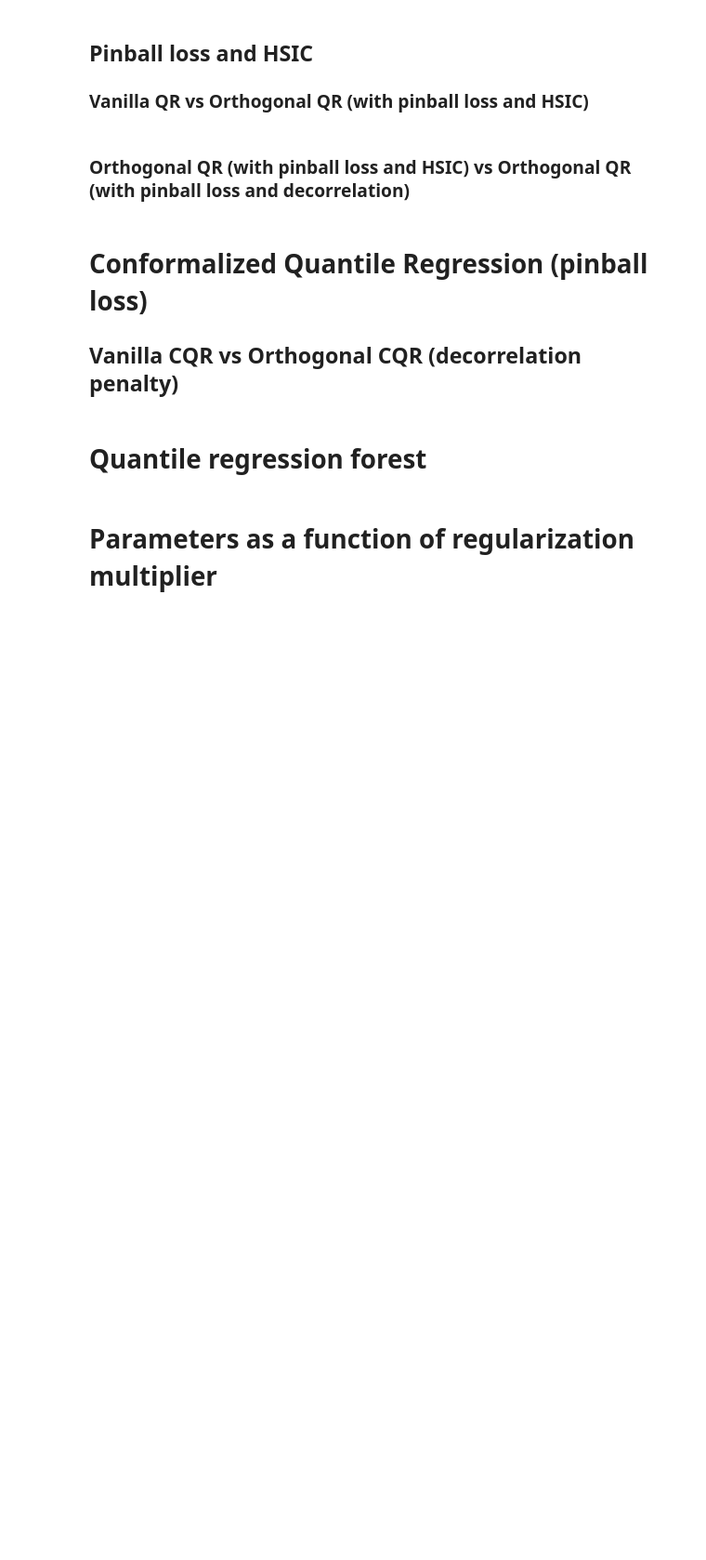
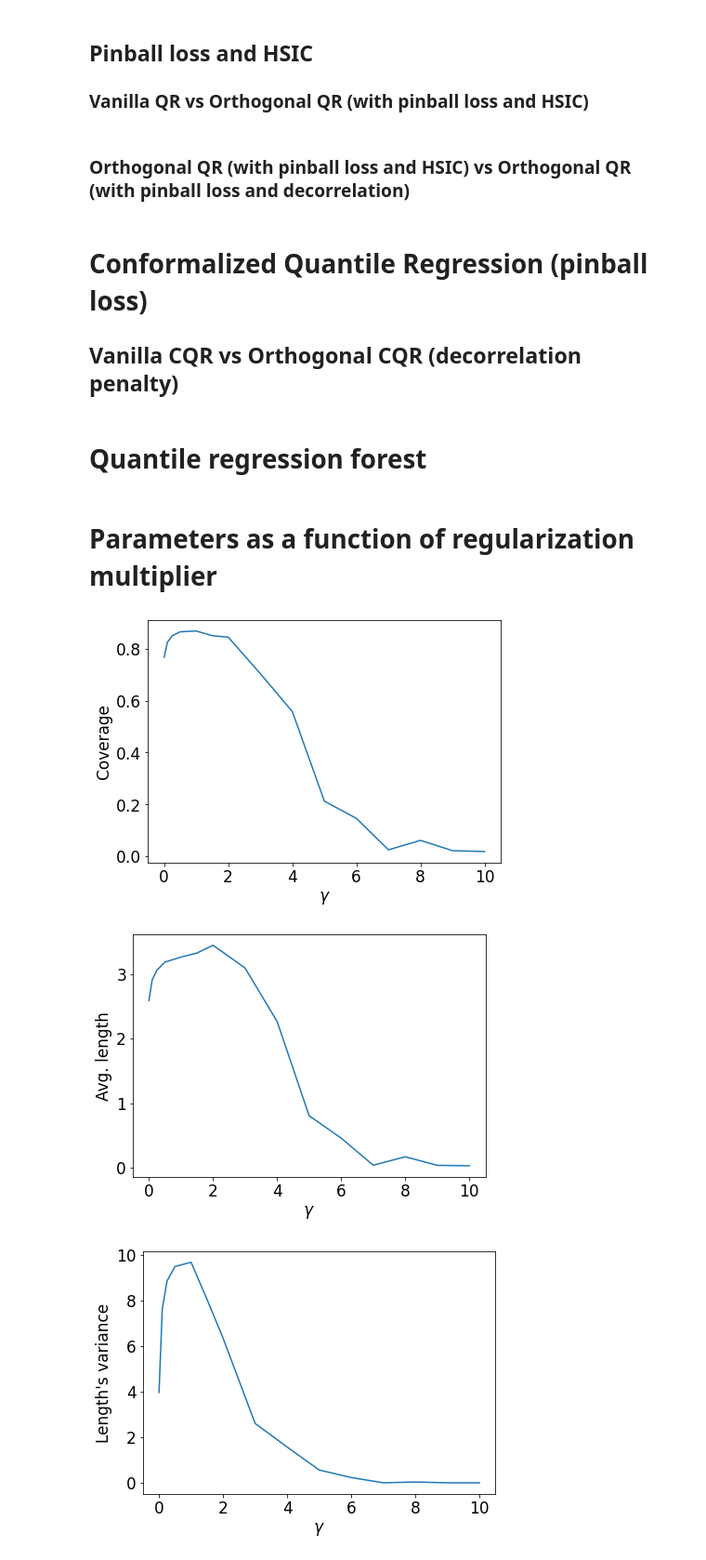
Before and after one commit to Shai128/oqr, a Jupyter notebook: display_results.ipynb, the cells around one changed output. Shown at 93% size. Drawn from its saved outputs; the diff is of its cells as text; code cells hidden in the pictures; blank space fills up the shorter version.

```diff
--- a/display_results.ipynb
+++ b/display_results.ipynb
@@ -268,20 +282,40 @@ for corr_mult in corr_mults:
 feature_name_map = {
     'coverage': 'Coverage',
     'interval_len': 'Avg. length',
-    'interval_len_var': "Interval's length variance",
+    'interval_len_var': "Length's variance",
     'test_pearson_corr': "Pearson's correlation",
     'test_hsic': "HSIC",
     'test_wsc_diff': "ΔWSC"
 }
+
+feature_save_name_map = {
+    'coverage': 'Coverage',
+    'interval_len': 'Avg_length',
+    'interval_len_var': "Interval's_length_variance",
+    'test_pearson_corr': "Pearson's_correlation",
+    'test_hsic': "HSIC",
+    'test_wsc_diff': "ΔWSC"
+}
 # %%
 from helper import get_feature_as_function_of_mult_figure_dir
+import matplotlib
+from matplotlib.pyplot import figure
+
+
 for feature in features:
+    figure(figsize=(6.8, 4.8))
+    original_feature_name = feature
     plt.plot(abs(total_df[feature]))
     feature = feature_name_map[feature]
-    plt.xlabel("corr mult")
+    plt.xlabel("$\gamma$")
     plt.ylabel(feature)
-    plt.title(f"{feature} vs $\gamma$")
+#     plt.title(f"{feature} vs $\gamma$")
     save_dir = get_feature_as_function_of_mult_figure_dir(SYN_DATA, data_name, mult="corr", args=method_args)
     create_folder_if_it_doesnt_exist(save_dir)
-    plt.savefig(f"{save_dir}/{feature}.png", dpi=300)
+    matplotlib.rc('font', **{'size': 17})
+    plt.savefig(f"{save_dir}/{feature_save_name_map[original_feature_name]}.png", dpi=300)
     plt.show()
+# %% [output]
+[figure, added]
+[figure, added]
+[figure, added]
```
Also changed, not shown: parts of 3 cells of this notebook, 4 other files.
